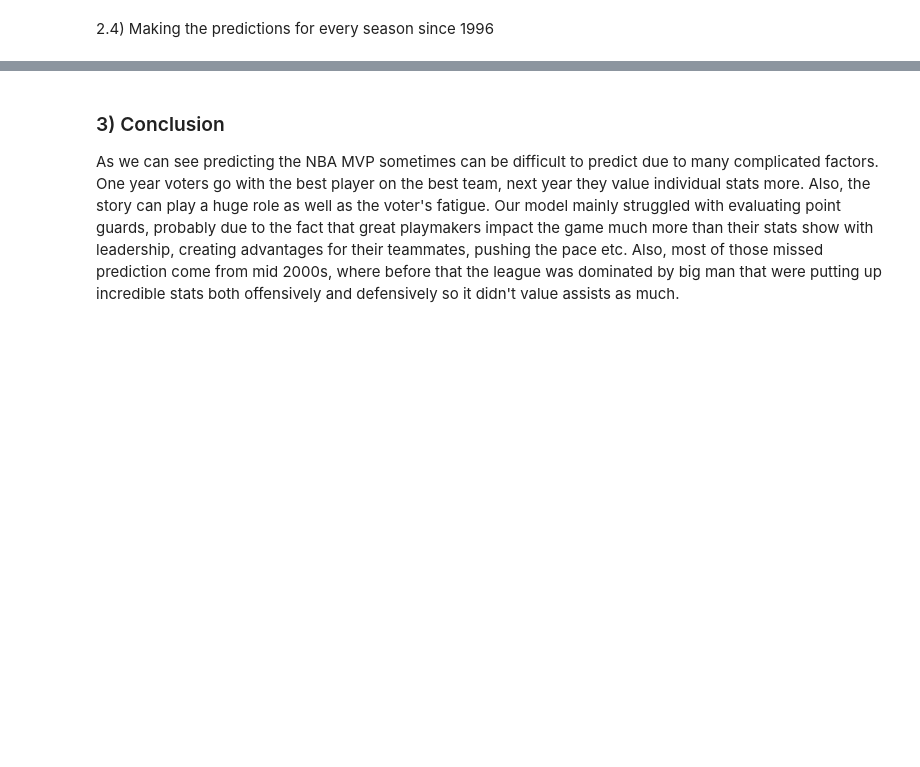
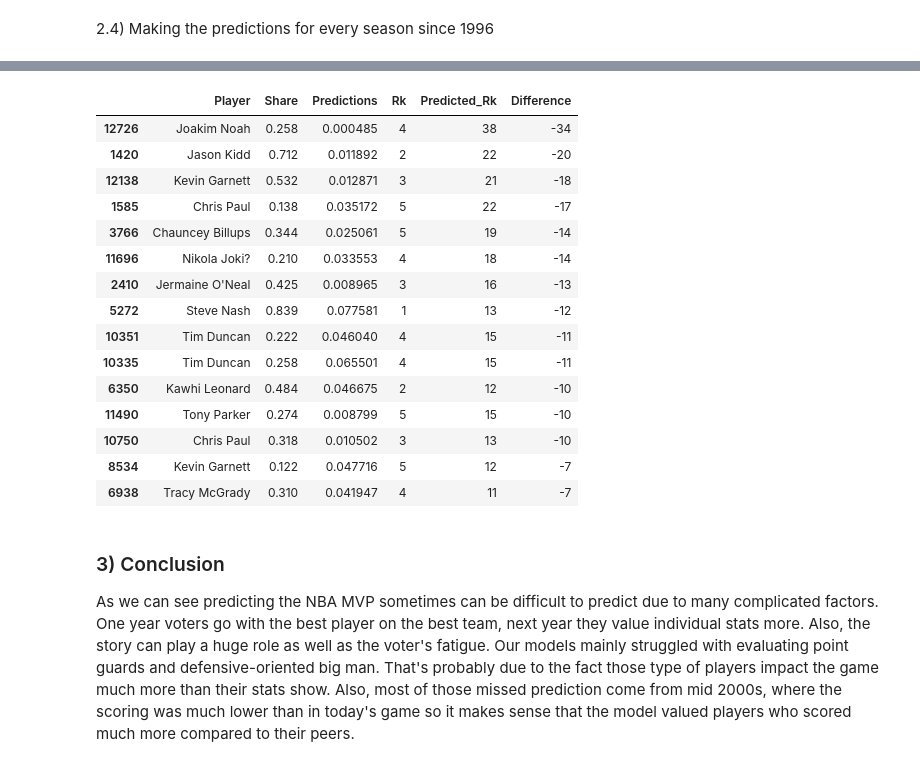
Before and after one commit to marczak10/NBA-MVP-Prediction, a Jupyter notebook: nba-mvp-prediction.ipynb, the cells around one changed output, grey strips where cells are left out. Drawn from its saved outputs; the diff is of its cells as text; code cells hidden in the pictures; blank space fills up the shorter version.

```diff
--- a/nba-mvp-prediction.ipynb
+++ b/nba-mvp-prediction.ipynb
@@ -550,0 +599,2 @@ all_preds[all_preds["Rk"] <= 5].sort_values("Difference").head(15)
+# %%
+predictors += ["PTS_Ratio", "AST_Ratio", "STL_Ratio", "BLK_Ratio", "3P_Ratio"]
@@ -550,0 +607,4 @@ all_preds[all_preds["Rk"] <= 5].sort_values("Difference").head(15)
+# %%
+rfr = RandomForestRegressor(n_estimators=150, random_state=42, min_samples_split=5)
+# %%
+mean_ap, aps, all_preds = get_eval(stats, rfr, years[5:], predictors)
@@ -551,3 +615,22 @@ all_preds[all_preds["Rk"] <= 5].sort_values("Difference").head(15)
+# %%
+all_preds[all_preds["Rk"] <= 5].sort_values("Difference").head(15)
+# %% [output]
+|  | Player | Share | Predictions | Rk | Predicted_Rk | Difference |
+| 12726 | Joakim Noah | 0.258 | 0.000485 | 4 | 38 | -34 |
+| 1420 | Jason Kidd | 0.712 | 0.011892 | 2 | 22 | -20 |
+| 12138 | Kevin Garnett | 0.532 | 0.012871 | 3 | 21 | -18 |
+| 1585 | Chris Paul | 0.138 | 0.035172 | 5 | 22 | -17 |
+| 3766 | Chauncey Billups | 0.344 | 0.025061 | 5 | 19 | -14 |
+| 11696 | Nikola Joki? | 0.210 | 0.033553 | 4 | 18 | -14 |
+| 2410 | Jermaine O'Neal | 0.425 | 0.008965 | 3 | 16 | -13 |
+| 5272 | Steve Nash | 0.839 | 0.077581 | 1 | 13 | -12 |
+| 10351 | Tim Duncan | 0.222 | 0.046040 | 4 | 15 | -11 |
+| 10335 | Tim Duncan | 0.258 | 0.065501 | 4 | 15 | -11 |
+| 6350 | Kawhi Leonard | 0.484 | 0.046675 | 2 | 12 | -10 |
+| 11490 | Tony Parker | 0.274 | 0.008799 | 5 | 15 | -10 |
+| 10750 | Chris Paul | 0.318 | 0.010502 | 3 | 13 | -10 |
+| 8534 | Kevin Garnett | 0.122 | 0.047716 | 5 | 12 | -7 |
+| 6938 | Tracy McGrady | 0.310 | 0.041947 | 4 | 11 | -7 |
 # %% [markdown]
 ### 3) Conclusion
-As we can see predicting the NBA MVP sometimes can be difficult to predict due to many complicated factors. One year voters go with the best player on the best team, next year they value individual stats more. Also, the story can play a huge role as well as the voter's fatigue. Our model mainly struggled with evaluating point guards, probably due to the fact that great playmakers impact the game much more than their stats show with leadership, creating advantages for their teammates, pushing the pace etc. Also, most of those missed prediction come from mid 2000s, where before that the league was dominated by big man that were putting up incredible stats both offensively and defensively so it didn't value assists as much.
+As we can see predicting the NBA MVP sometimes can be difficult to predict due to many complicated factors. One year voters go with the best player on the best team, next year they value individual stats more. Also, the story can play a huge role as well as the voter's fatigue. Our models mainly struggled with evaluating point guards and defensive-oriented big man. That's probably due to the fact those type of players impact the game much more than their stats show. Also, most of those missed prediction come from mid 2000s, where the scoring was much lower than in today's game so it makes sense that the model valued players who scored much more compared to their peers.
```
Also changed, not shown: parts of 12 cells of this notebook.
